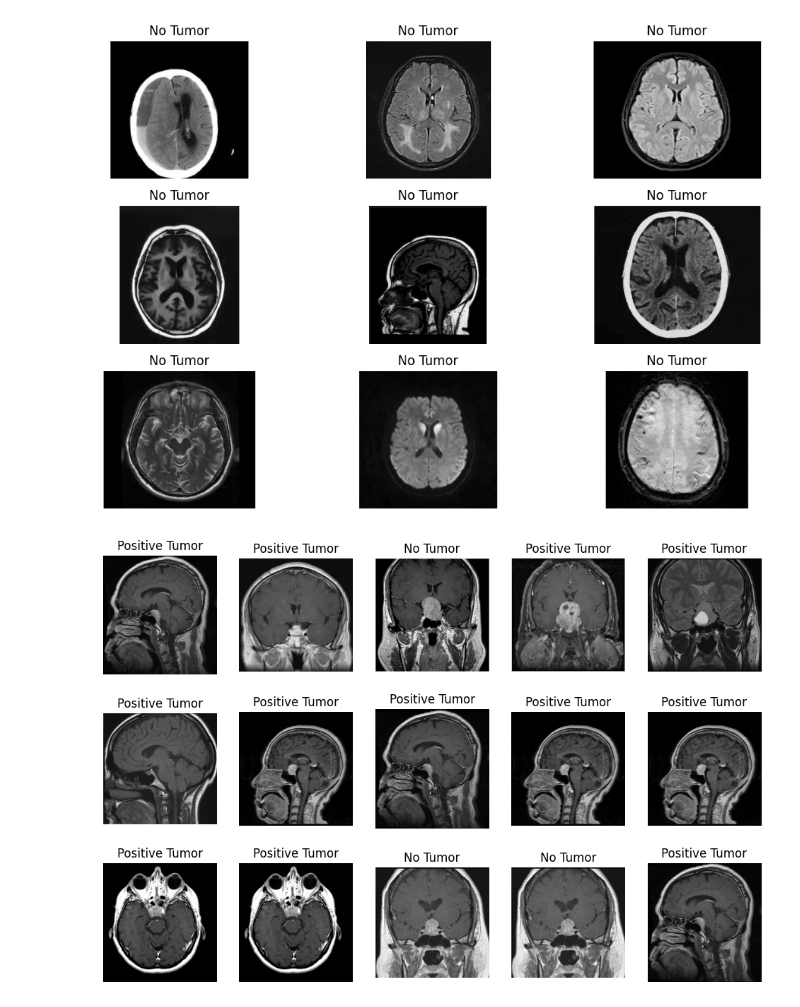
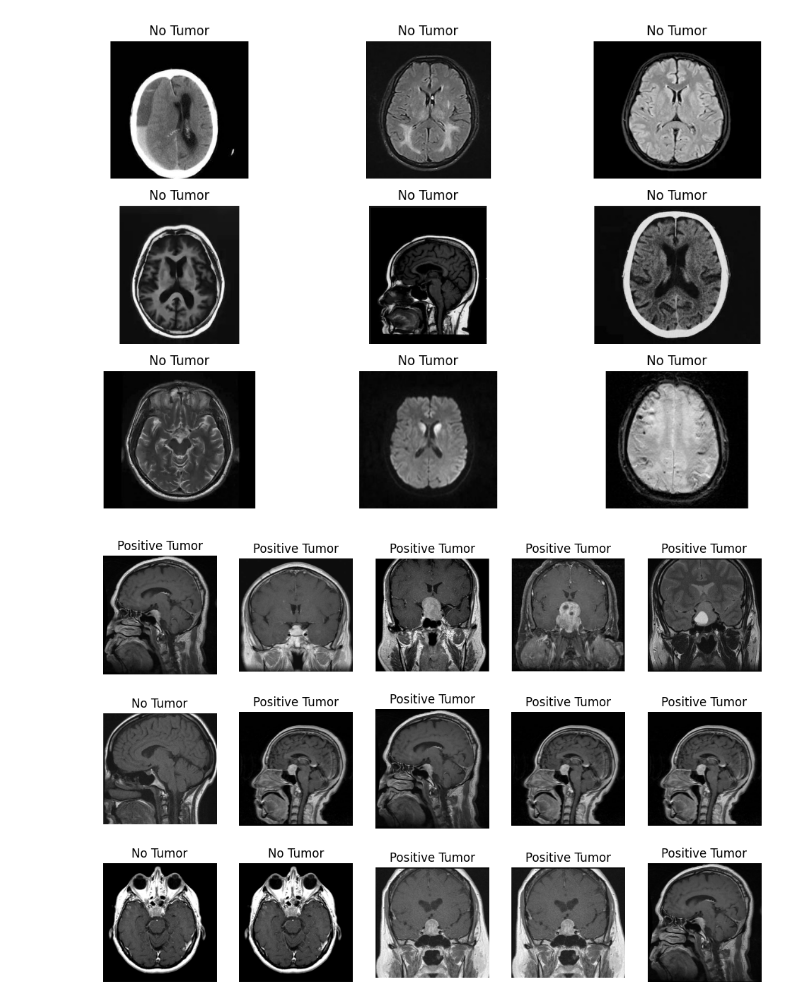
Before and after one commit to ayam04/PyTumorDetection, a Jupyter notebook: main.ipynb, the cells around one changed output. Saved outputs shown, nothing was run; the diff lists cells and outputs as text; code cells hidden in the pictures.

```diff
--- a/main.ipynb
+++ b/main.ipynb
@@ -99,3 +88,9 @@ LogisticRegression(C=0.1)
+# %%
+lgr = LogisticRegression(max_iter=1000)
+lgr.fit(xtrain, ytrain)
+
+with open('models/lgr.pkl', 'wb') as f:
+    pickle.dump(lgr, f)
 # %%
 sv = SVC()
 sv.fit(xtrain, ytrain)
@@ -109,0 +100,6 @@ Testing Score: 0.9591836734693877
+# %%
+lr = LinearRegression()
+lr.fit(xtrain, ytrain)
+
+with open('models/lr.pkl', 'wb') as f:
+    pickle.dump(lr, f)
@@ -109,0 +113,12 @@ Testing Score: 0.9591836734693877
+# %%
+rfc = RandomForestClassifier()
+rfc.fit(xtrain, ytrain)
+
+with open('models/rfc.pkl', 'wb') as f:
+    pickle.dump(rfc, f)
+# %%
+dtc = DecisionTreeClassifier()
+dtc.fit(xtrain, ytrain)
+
+with open('models/dtc.pkl', 'wb') as f:
+    pickle.dump(dtc, f)
@@ -156,17 +230,17 @@ for i in os.listdir('tumor/testing/no/')[:9]:
 # %%
 plt.figure(figsize=(12,8))
 p = os.listdir('tumor/testing/')
 c=1
 for i in os.listdir('tumor/testing/yes/')[:15]:
     plt.subplot(3,5,c)
 
     img = cv2.imread('tumor/testing/yes/'+i,0)
     img1 = cv2.resize(img, (200,200))
     img1 = img1.reshape(1,-1)/255
-    p = sv.predict(img1)
+    p = dtc.predict(img1)
     plt.title(dec[p[0]])
     plt.imshow(img, cmap='gray')
     plt.axis('off')
     c+=1
 # %% [output]
-[figure, old version]
+[figure, new version]
```
Also changed, not shown: parts of 29 cells of this notebook, 14 other files.
